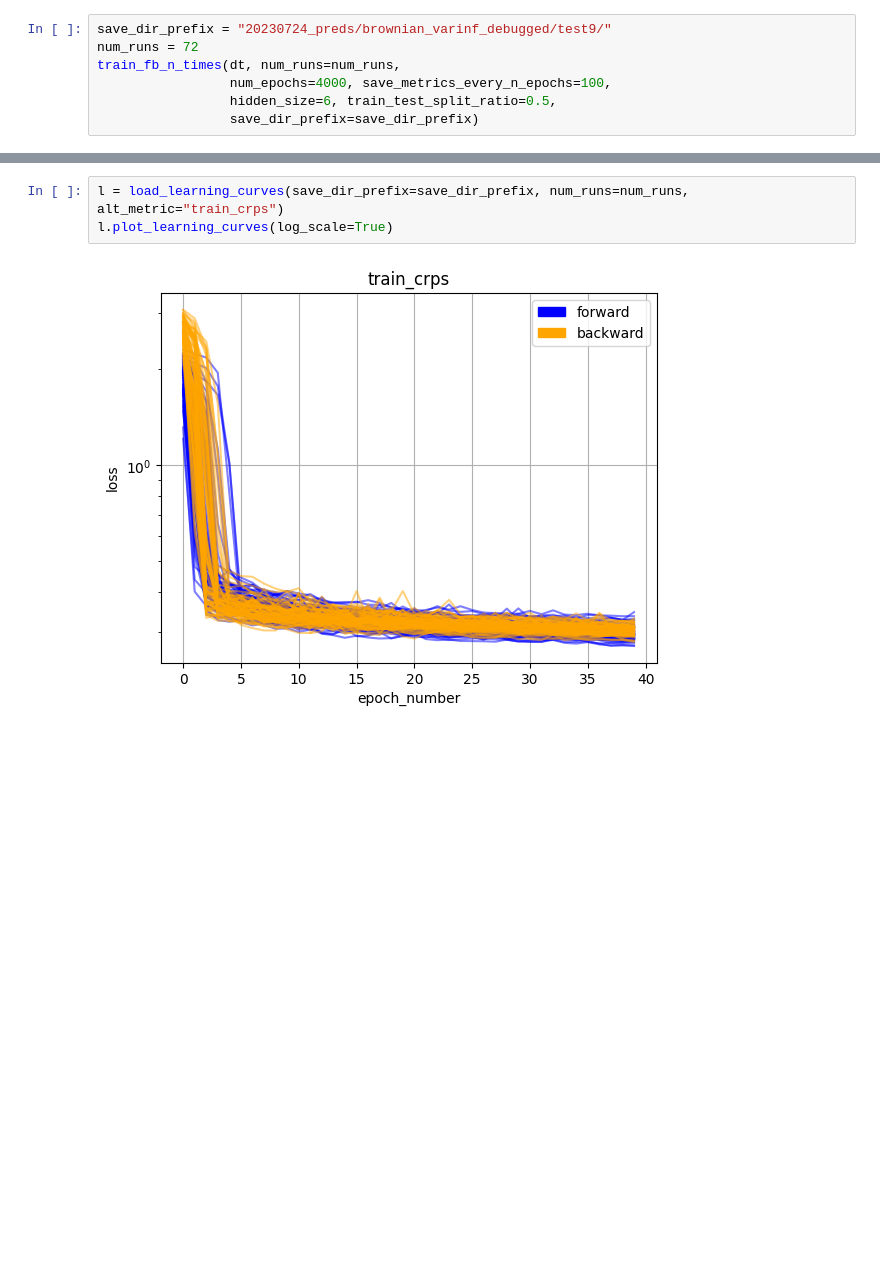
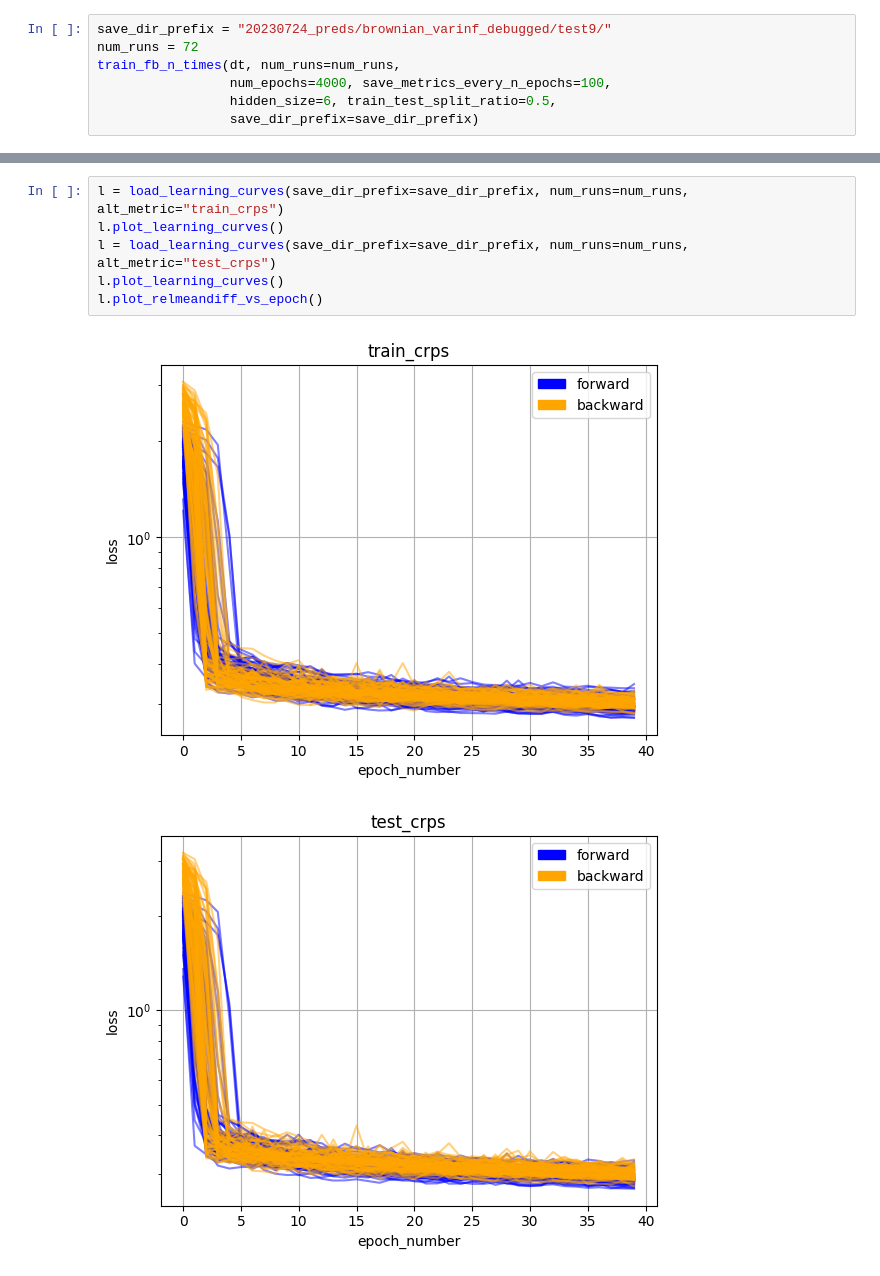
Before and after one commit to mathymess/reversibility-of-processes, a Jupyter notebook: bayesian_brownian_varinf2.ipynb, the cells around one changed output, grey strips where cells are left out. Saved outputs shown, nothing was run; the diff lists cells and outputs as text; blank space fills up the shorter version.

```diff
--- a/bayesian_brownian_varinf2.ipynb
+++ b/bayesian_brownian_varinf2.ipynb
@@ -39,5 +40,9 @@ train_fb_n_times(dt, num_runs=num_runs,
 # %%
 l = load_learning_curves(save_dir_prefix=save_dir_prefix, num_runs=num_runs, alt_metric="train_crps")
-l.plot_learning_curves(log_scale=True)
+l.plot_learning_curves()
+l = load_learning_curves(save_dir_prefix=save_dir_prefix, num_runs=num_runs, alt_metric="test_crps")
+l.plot_learning_curves()
+l.plot_relmeandiff_vs_epoch()
 # %% [output]
 [figure]
+[figure, added]
```
Also changed, not shown: parts of 10 cells of this notebook, 1 other file.
